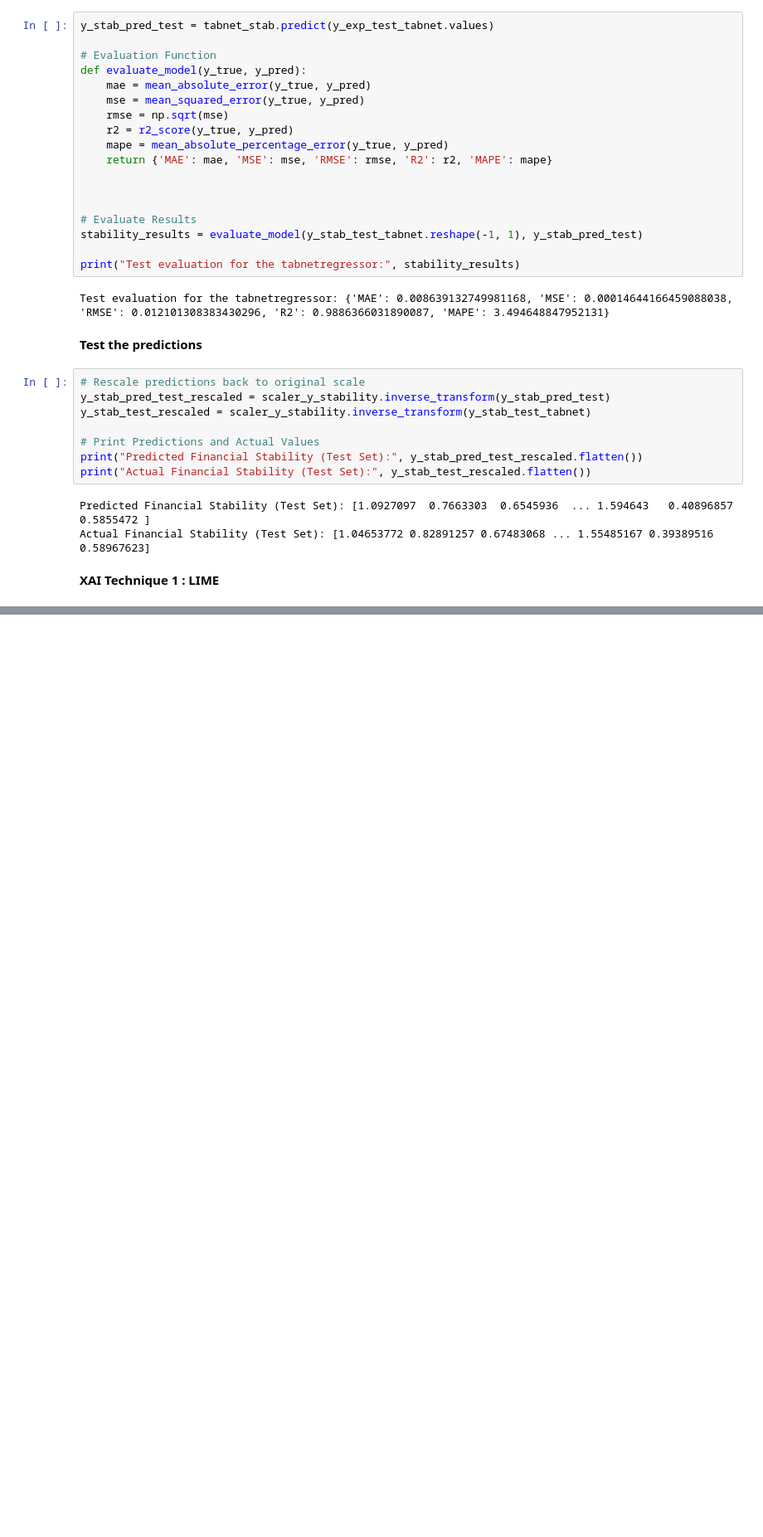
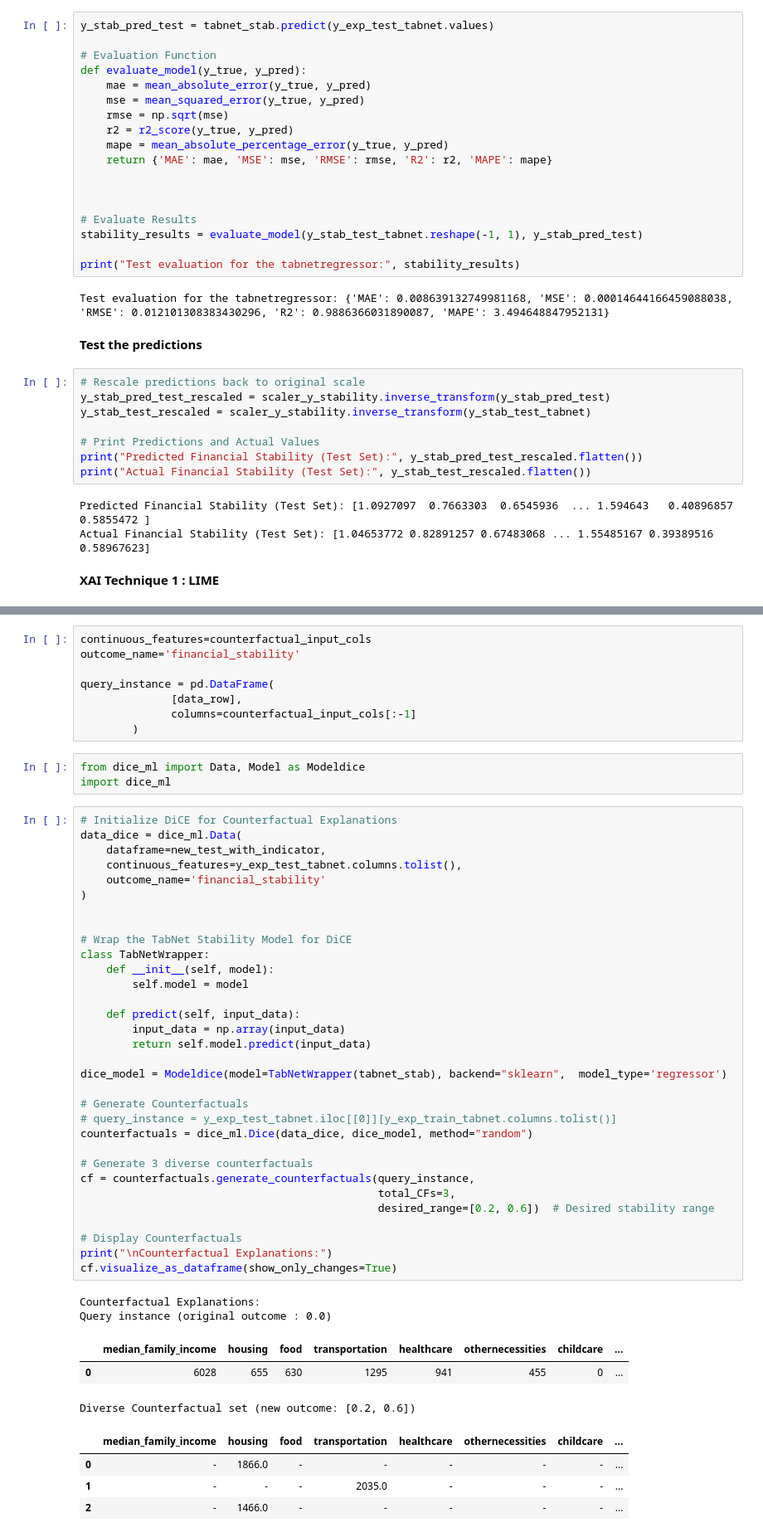
Before and after one commit to savinthie/Final_Year_Project_IDP_2024-2025, a Jupyter notebook: Final_IDP_model.ipynb, the cells around one changed output, grey strips where cells are left out. Shown at 83% size. Saved outputs shown, nothing was run; the diff lists cells and outputs as text; blank space fills up the shorter version.

```diff
--- a/Final_IDP_model.ipynb
+++ b/Final_IDP_model.ipynb
@@ -897,0 +937,53 @@ LIME Explanation:
+# %%
+continuous_features=counterfactual_input_cols
+outcome_name='financial_stability'
+
+query_instance = pd.DataFrame(
+              [data_row],
+              columns=counterfactual_input_cols[:-1]
+        )
+# %%
+from dice_ml import Data, Model as Modeldice
+import dice_ml
+# %%
+# Initialize DiCE for Counterfactual Explanations
+data_dice = dice_ml.Data(
+    dataframe=new_test_with_indicator,
+    continuous_features=y_exp_test_tabnet.columns.tolist(),
+    outcome_name='financial_stability'
+)
+
+
+# Wrap the TabNet Stability Model for DiCE
+class TabNetWrapper:
+    def __init__(self, model):
+        self.model = model
+
+    def predict(self, input_data):
+        input_data = np.array(input_data)
+        return self.model.predict(input_data)
+
+dice_model = Modeldice(model=TabNetWrapper(tabnet_stab), backend="sklearn",  model_type='regressor')
+
+# Generate Counterfactuals
+# query_instance = y_exp_test_tabnet.iloc[[0]][y_exp_train_tabnet.columns.tolist()]
+counterfactuals = dice_ml.Dice(data_dice, dice_model, method="random")
+
+# Generate 3 diverse counterfactuals
+cf = counterfactuals.generate_counterfactuals(query_instance,
+                                              total_CFs=3,
+                                              desired_range=[0.2, 0.6])  # Desired stability range
+
+# Display Counterfactuals
+print("\nCounterfactual Explanations:")
+cf.visualize_as_dataframe(show_only_changes=True)
+# %% [output]
+Counterfactual Explanations:
+Query instance (original outcome : 0.0)
+|  | median_family_income | housing | food | transportation | healthcare | othernecessities | childcare | ... |
+| 0 | 6028 | 655 | 630 | 1295 | 941 | 455 | 0 | ... |
+Diverse Counterfactual set (new outcome: [0.2, 0.6])
+|  | median_family_income | housing | food | transportation | healthcare | othernecessities | childcare | ... |
+| 0 | - | 1866.0 | - | - | - | - | - | ... |
+| 1 | - | - | - | 2035.0 | - | - | - | ... |
+| 2 | - | 1466.0 | - | - | - | - | - | ... |
```
Also changed, not shown: parts of 5 cells of this notebook.
